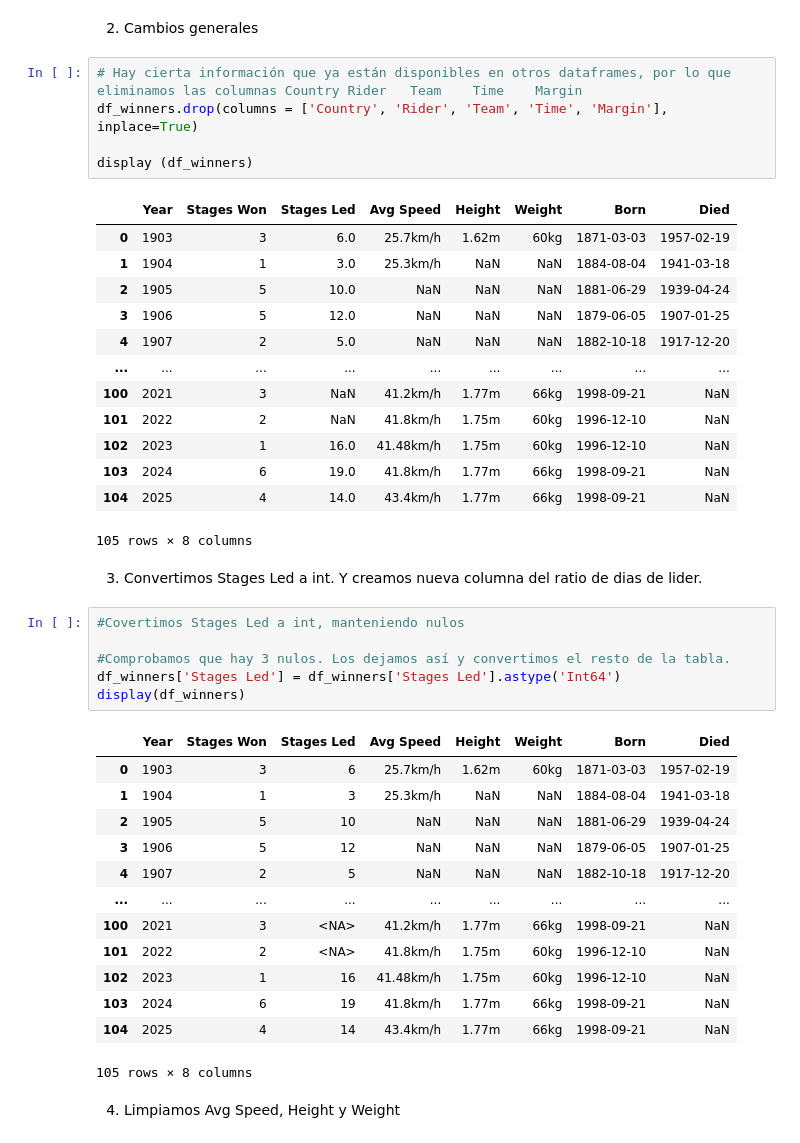
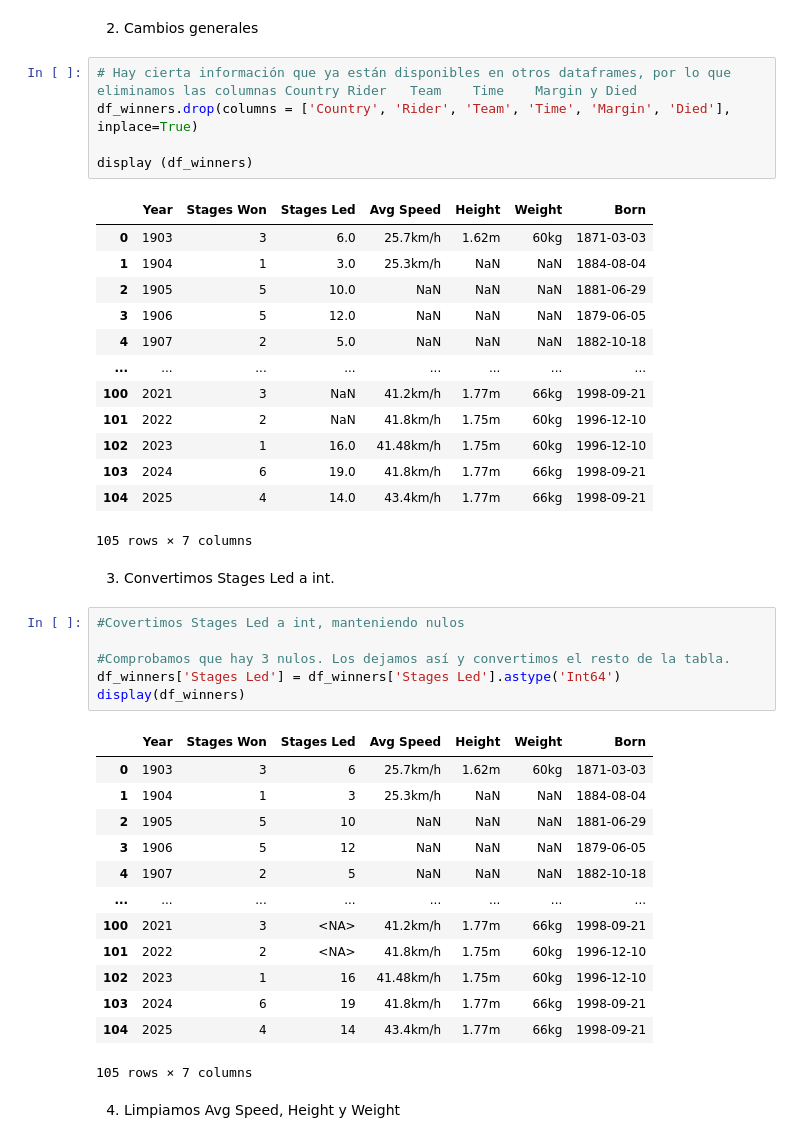
Before and after one commit to pedroandreutorres-dev/historical_tdf_data, a Jupyter notebook: notebooks/04_data_cleaning_tdf_winners.ipynb, the cells around one changed output. Cells and saved outputs as stored; diff of their text form.

```diff
--- a/notebooks/04_data_cleaning_tdf_winners.ipynb
+++ b/notebooks/04_data_cleaning_tdf_winners.ipynb
@@ -61,26 +61,26 @@ dtype: int64
 # %% [markdown]
 2. Cambios generales
 # %%
-# Hay cierta información que ya están disponibles en otros dataframes, por lo que eliminamos las columnas Country	Rider	Team	Time	Margin
-df_winners.drop(columns = ['Country', 'Rider', 'Team', 'Time', 'Margin'], inplace=True)
+# Hay cierta información que ya están disponibles en otros dataframes, por lo que eliminamos las columnas Country	Rider	Team	Time	Margin y Died
+df_winners.drop(columns = ['Country', 'Rider', 'Team', 'Time', 'Margin', 'Died'], inplace=True)
 
 display (df_winners)
 # %% [output]
-|  | Year | Stages Won | Stages Led | Avg Speed | Height | Weight | Born | Died |
-| 0 | 1903 | 3 | 6.0 | 25.7km/h | 1.62m | 60kg | 1871-03-03 | 1957-02-19 |
-| 1 | 1904 | 1 | 3.0 | 25.3km/h | NaN | NaN | 1884-08-04 | 1941-03-18 |
-| 2 | 1905 | 5 | 10.0 | NaN | NaN | NaN | 1881-06-29 | 1939-04-24 |
-| 3 | 1906 | 5 | 12.0 | NaN | NaN | NaN | 1879-06-05 | 1907-01-25 |
-| 4 | 1907 | 2 | 5.0 | NaN | NaN | NaN | 1882-10-18 | 1917-12-20 |
-| ... | ... | ... | ... | ... | ... | ... | ... | ... |
-| 100 | 2021 | 3 | NaN | 41.2km/h | 1.77m | 66kg | 1998-09-21 | NaN |
-| 101 | 2022 | 2 | NaN | 41.8km/h | 1.75m | 60kg | 1996-12-10 | NaN |
-| 102 | 2023 | 1 | 16.0 | 41.48km/h | 1.75m | 60kg | 1996-12-10 | NaN |
-| 103 | 2024 | 6 | 19.0 | 41.8km/h | 1.77m | 66kg | 1998-09-21 | NaN |
-| 104 | 2025 | 4 | 14.0 | 43.4km/h | 1.77m | 66kg | 1998-09-21 | NaN |
+|  | Year | Stages Won | Stages Led | Avg Speed | Height | Weight | Born |
+| 0 | 1903 | 3 | 6.0 | 25.7km/h | 1.62m | 60kg | 1871-03-03 |
+| 1 | 1904 | 1 | 3.0 | 25.3km/h | NaN | NaN | 1884-08-04 |
+| 2 | 1905 | 5 | 10.0 | NaN | NaN | NaN | 1881-06-29 |
+| 3 | 1906 | 5 | 12.0 | NaN | NaN | NaN | 1879-06-05 |
+| 4 | 1907 | 2 | 5.0 | NaN | NaN | NaN | 1882-10-18 |
+| ... | ... | ... | ... | ... | ... | ... | ... |
+| 100 | 2021 | 3 | NaN | 41.2km/h | 1.77m | 66kg | 1998-09-21 |
+| 101 | 2022 | 2 | NaN | 41.8km/h | 1.75m | 60kg | 1996-12-10 |
+| 102 | 2023 | 1 | 16.0 | 41.48km/h | 1.75m | 60kg | 1996-12-10 |
+| 103 | 2024 | 6 | 19.0 | 41.8km/h | 1.77m | 66kg | 1998-09-21 |
+| 104 | 2025 | 4 | 14.0 | 43.4km/h | 1.77m | 66kg | 1998-09-21 |
-105 rows × 8 columns
+105 rows × 7 columns
 # %% [markdown]
-3. Convertimos Stages Led a int. Y creamos nueva columna del ratio de dias de lider.
+3. Convertimos Stages Led a int.
 # %%
 #Covertimos Stages Led a int, manteniendo nulos
 
@@ -88,19 +88,19 @@ display (df_winners)
 df_winners['Stages Led'] = df_winners['Stages Led'].astype('Int64')
 display(df_winners)
 # %% [output]
-|  | Year | Stages Won | Stages Led | Avg Speed | Height | Weight | Born | Died |
-| 0 | 1903 | 3 | 6 | 25.7km/h | 1.62m | 60kg | 1871-03-03 | 1957-02-19 |
-| 1 | 1904 | 1 | 3 | 25.3km/h | NaN | NaN | 1884-08-04 | 1941-03-18 |
-| 2 | 1905 | 5 | 10 | NaN | NaN | NaN | 1881-06-29 | 1939-04-24 |
-| 3 | 1906 | 5 | 12 | NaN | NaN | NaN | 1879-06-05 | 1907-01-25 |
-| 4 | 1907 | 2 | 5 | NaN | NaN | NaN | 1882-10-18 | 1917-12-20 |
-| ... | ... | ... | ... | ... | ... | ... | ... | ... |
-| 100 | 2021 | 3 | <NA> | 41.2km/h | 1.77m | 66kg | 1998-09-21 | NaN |
-| 101 | 2022 | 2 | <NA> | 41.8km/h | 1.75m | 60kg | 1996-12-10 | NaN |
-| 102 | 2023 | 1 | 16 | 41.48km/h | 1.75m | 60kg | 1996-12-10 | NaN |
-| 103 | 2024 | 6 | 19 | 41.8km/h | 1.77m | 66kg | 1998-09-21 | NaN |
-| 104 | 2025 | 4 | 14 | 43.4km/h | 1.77m | 66kg | 1998-09-21 | NaN |
+|  | Year | Stages Won | Stages Led | Avg Speed | Height | Weight | Born |
+| 0 | 1903 | 3 | 6 | 25.7km/h | 1.62m | 60kg | 1871-03-03 |
+| 1 | 1904 | 1 | 3 | 25.3km/h | NaN | NaN | 1884-08-04 |
+| 2 | 1905 | 5 | 10 | NaN | NaN | NaN | 1881-06-29 |
+| 3 | 1906 | 5 | 12 | NaN | NaN | NaN | 1879-06-05 |
+| 4 | 1907 | 2 | 5 | NaN | NaN | NaN | 1882-10-18 |
+| ... | ... | ... | ... | ... | ... | ... | ... |
+| 100 | 2021 | 3 | <NA> | 41.2km/h | 1.77m | 66kg | 1998-09-21 |
+| 101 | 2022 | 2 | <NA> | 41.8km/h | 1.75m | 60kg | 1996-12-10 |
+| 102 | 2023 | 1 | 16 | 41.48km/h | 1.75m | 60kg | 1996-12-10 |
+| 103 | 2024 | 6 | 19 | 41.8km/h | 1.77m | 66kg | 1998-09-21 |
+| 104 | 2025 | 4 | 14 | 43.4km/h | 1.77m | 66kg | 1998-09-21 |
-105 rows × 8 columns
+105 rows × 7 columns
 # %% [markdown]
 4. Limpiamos Avg Speed, Height y Weight
 # %%
```
Also changed, not shown: parts of 5 cells of this notebook, 2 other files.
